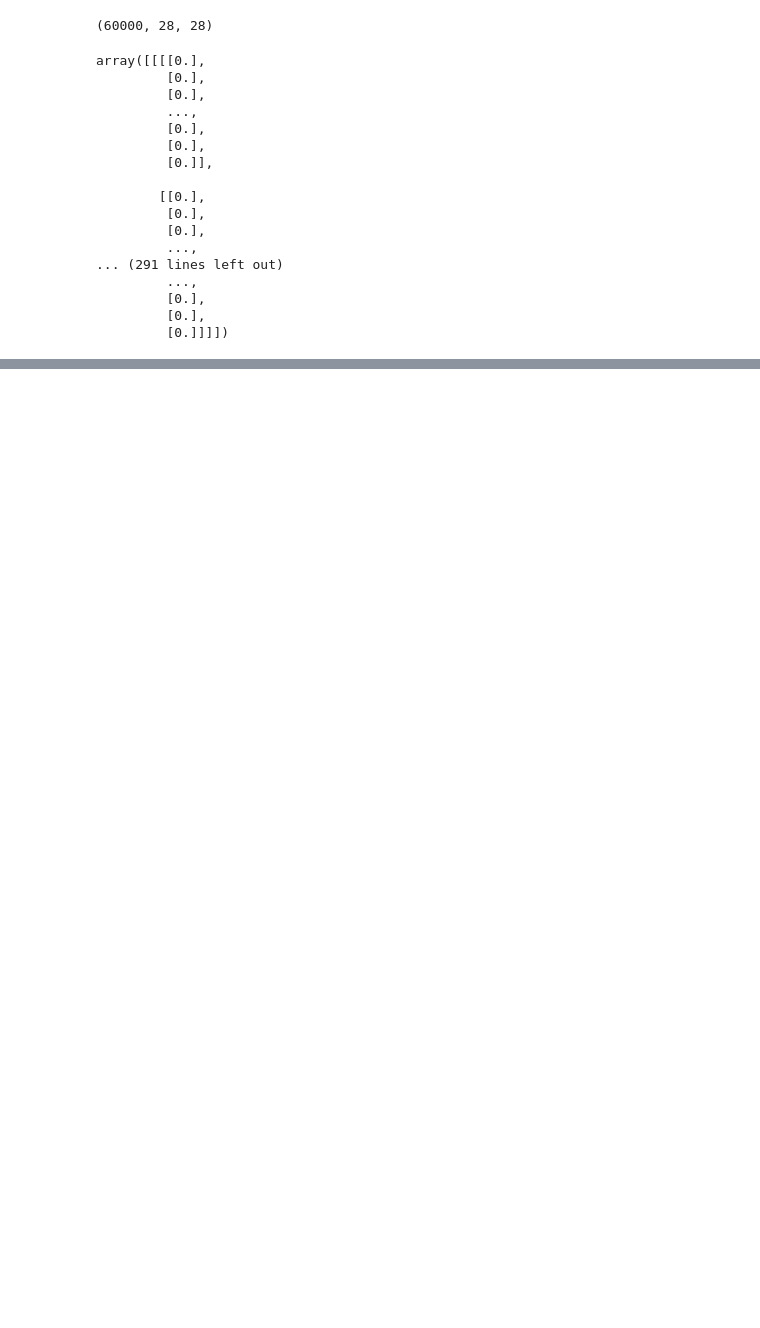
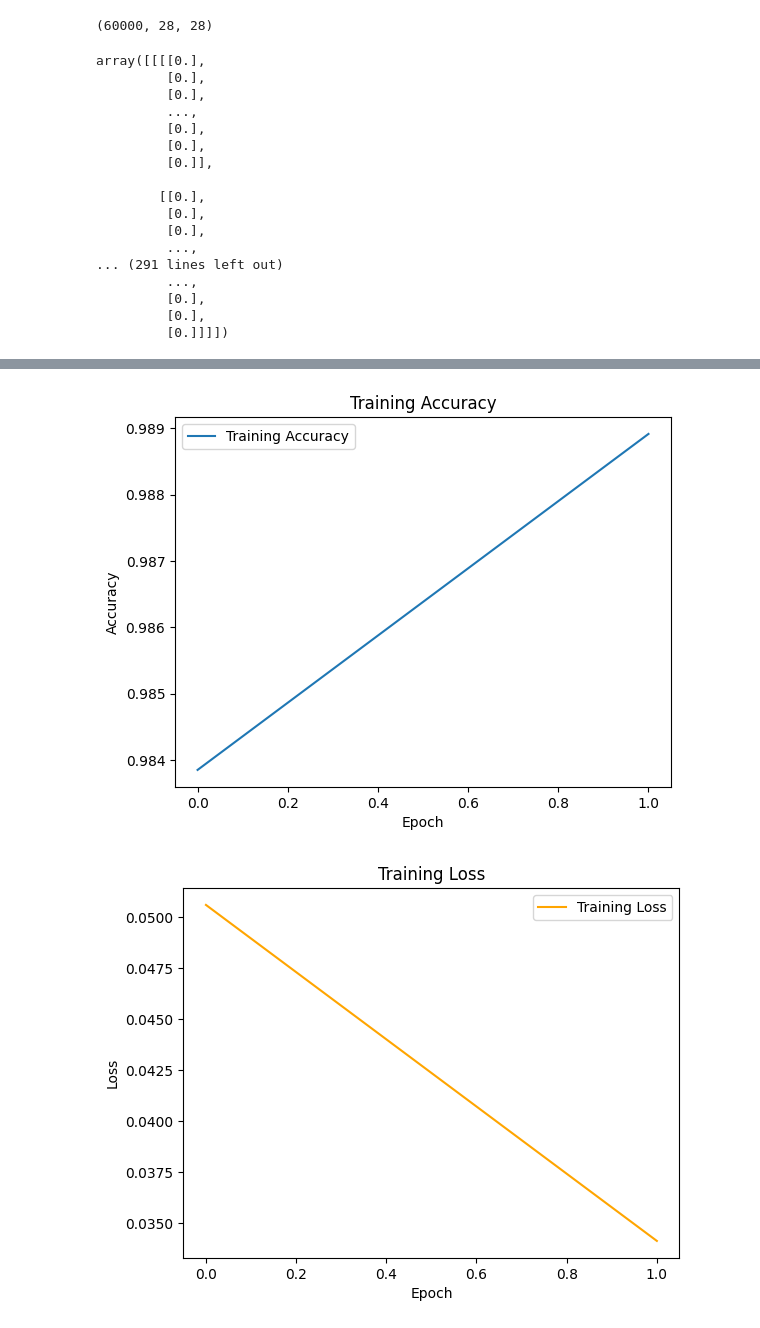
Before and after one commit to DeepakAR/MNIST-handwritten-image-classifier, a Jupyter notebook: dl.ipynb, the cells around one changed output, grey strips where cells are left out. Drawn from its saved outputs; the diff is of its cells as text; code cells hidden in the pictures; blank space fills up the shorter version.

Commit message:
completed with loss and accuracy visualisation

```diff
--- a/dl.ipynb
+++ b/dl.ipynb
@@ -67,7 +70,8 @@ array([[[[0.],
          [0.],
          [0.]]]])
 # %%
-model=models.Sequential([layers.Conv2D(32,(3,3),activation='relu',input_shape=(28,28,1)),
+model=models.Sequential([layers.Input((28,28,1)),
+                        layers.Conv2D(32,(3,3),activation='relu'),
                         layers.MaxPooling2D((2,2)),
                         layers.Conv2D(64,(3,3),activation='relu'),
                         layers.MaxPooling2D(2,2),
@@ -75,3 +79,7 @@ model=models.Sequential([layers.Conv2D(32,(3,3),activation='relu',input_shape=(2
                         layers.Dense(64,activation='relu'),
                         layers.Dense(10,activation='softmax')
                         ])
+# %%
+model.compile(optimizer='adam',loss="sparse_categorical_crossentropy",metrics=["accuracy"])
+# %%
+history=model.fit(X_train,y_train,epochs=2)
@@ -77,0 +118,21 @@ model=models.Sequential([layers.Conv2D(32,(3,3),activation='relu',input_shape=(2
+# %%
+import matplotlib.pyplot as plt
+
+# Accuracy curve
+plt.plot(history.history['accuracy'], label='Training Accuracy')
+plt.title('Training Accuracy')
+plt.xlabel('Epoch')
+plt.ylabel('Accuracy')
+plt.legend()
+plt.show()
+
+# Loss curve
+plt.plot(history.history['loss'], label='Training Loss', color='orange')
+plt.title('Training Loss')
+plt.xlabel('Epoch')
+plt.ylabel('Loss')
+plt.legend()
+plt.show()
+# %% [output]
+[figure, added]
+[figure, added]
```
Also changed, not shown: parts of 5 cells of this notebook.
